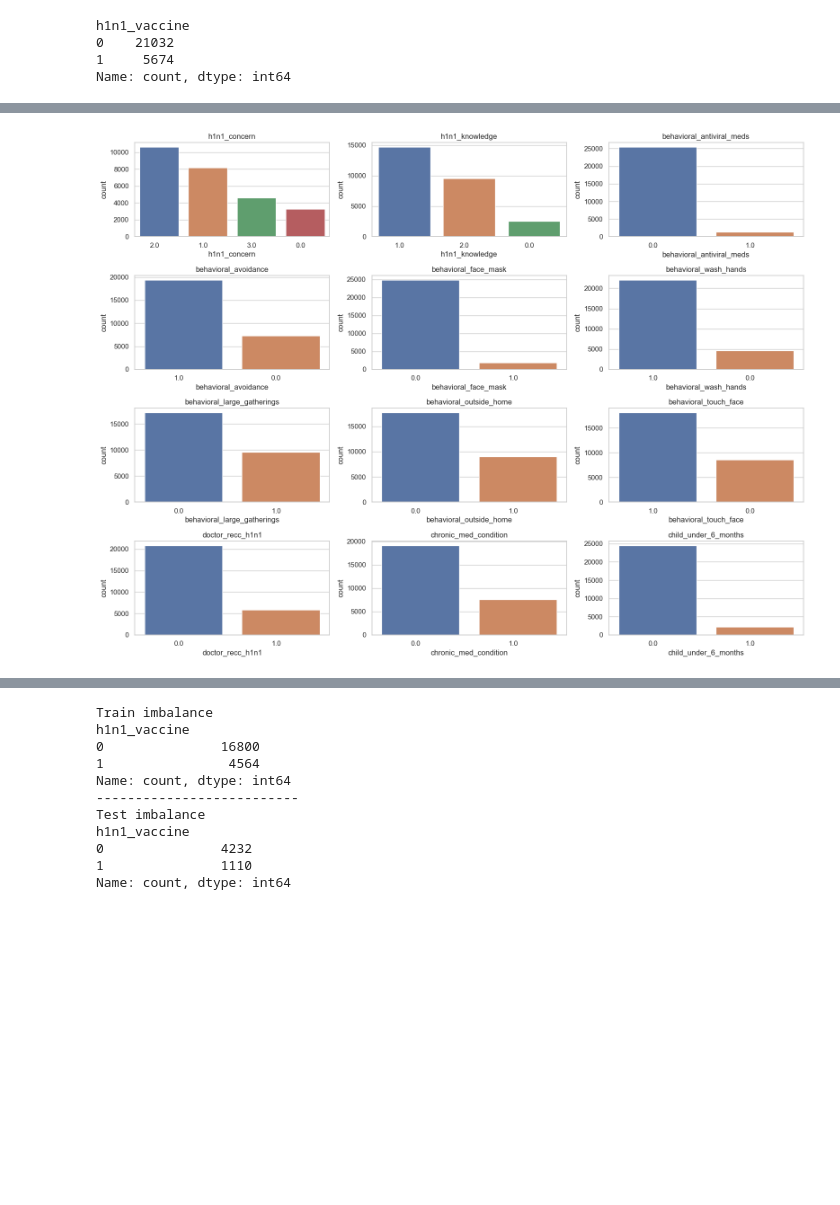
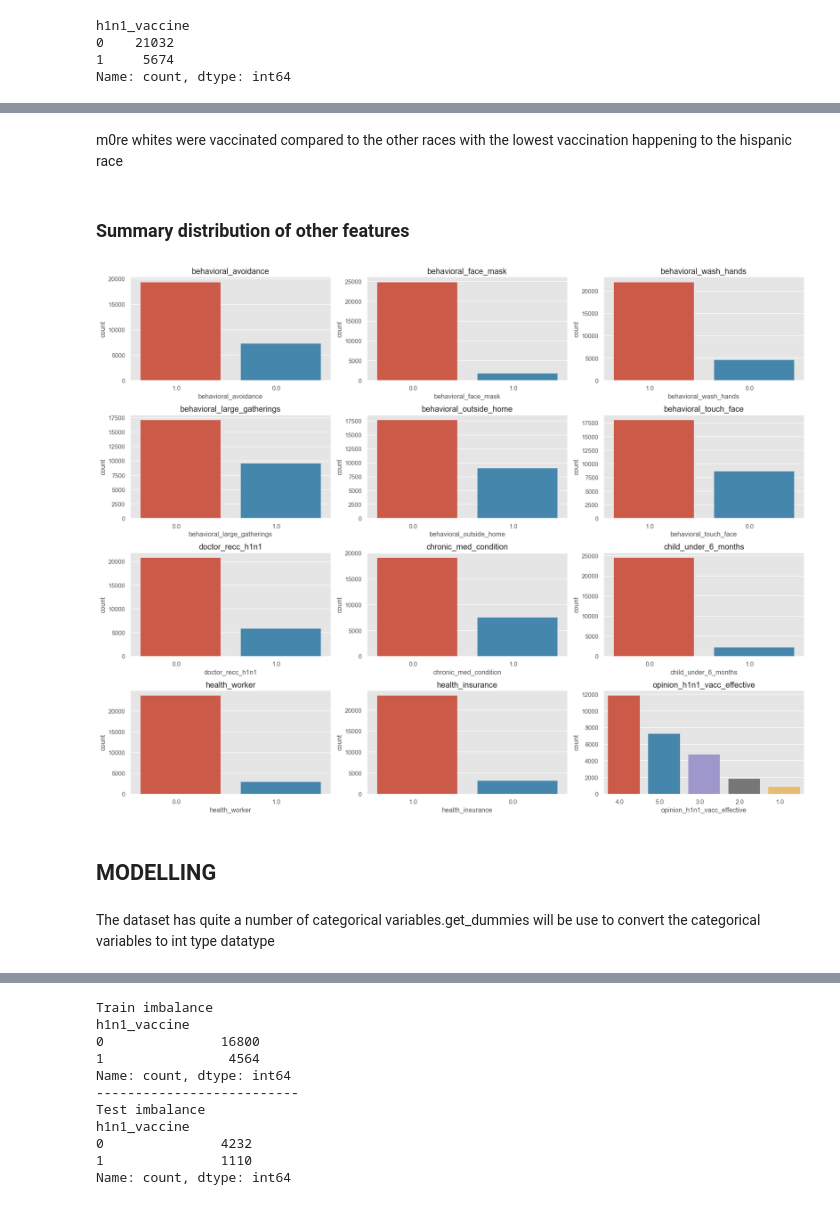
Before and after one commit to ed-gar-k/Phase-3-project-DSC, a Jupyter notebook: project.ipynb, the cells around one changed output, grey strips where cells are left out. Drawn from its saved outputs; the diff is of its cells as text; code cells hidden in the pictures; blank space fills up the shorter version.

```diff
--- a/project.ipynb
+++ b/project.ipynb
@@ -136,0 +316,13 @@ plt.show()
+# %%
+#plotting graph
+knowledge_distribution_df = knowledge_distribution.unstack().fillna(0)
+plt.style.use('ggplot')
+# Plotting
+knowledge_distribution_df.plot(kind='bar', figsize=(8, 6))
+plt.title('Distribution of h1n1 Vaccine by Knowledge')
+plt.xlabel('H1N1 Knowledge')
+plt.ylabel('Count')
+plt.xticks([0, 1, 2], ['No Knowledge', 'A little Knowledge', 'A lot of knowledge'], rotation=0)
+
+plt.tight_layout()
+plt.show()
@@ -137,11 +346,12 @@ plt.show()
 # %%
-#graph of Marriage status vs vaccination
-marital_counts = df2["marital_status"].value_counts()
-plt.figure(figsize=(4, 3))
-plt.bar(marital_counts.index, marital_counts.values)
-plt.xlabel("Marital Status")
+#graph of concern vs vaccination
+concern_distribution_df = concern_distribution.unstack().fillna(0)
+plt.style.use('ggplot')
+# Plotting
+concern_distribution_df.plot(kind='bar', figsize=(8, 6))
+plt.xlabel("H1N1 Concern")
 plt.ylabel("Count")
-plt.title("Distribution of Marital Status")
-plt.xticks([0, 1], ['Not Married', 'Married'])
+plt.title("Distribution of h1n1 concern")
+plt.xticks([0, 1, 2,3], ['Not at all concerned','Not very concerned','Somewhat concerned','Very concerned'], rotation=0)
 plt.show()
 # %% [output]
@@ -148,0 +363,4 @@ plt.show()
+# %%
+#h1n1 vaccination vs race
+plt.style.use('ggplot')
+sns.countplot(x=df2["h1n1_vaccine"], hue=df2["race"], data=df2)
@@ -149,19 +370,20 @@ plt.show()
+# %% [markdown]
+m0re whites were vaccinated compared to the other races with the lowest vaccination happening to the hispanic race
+# %% [markdown]
+### Summary distribution of other features
 # %%
-import seaborn as sns
-import matplotlib.pyplot as plt
-
-# Set the style
-sns.set(style="whitegrid")
+# visualizing distribution of the other dataset features as summary
+plt.style.use('ggplot')
 
 # Plotting
-plt.figure(figsize=(16, 12))
-for i, column in enumerate(df2.columns[:12]):  # Limiting to the first 12 columns
+plt.figure(figsize=(18, 14))
+for i, column in enumerate(df2.columns[3:15]):  # Limiting to the first 12 column
     plt.subplot(4, 3, i + 1)
     sns.countplot(x=column, data=df2,order=df2[column].value_counts().index)
     plt.title(column)
     plt.xticks(ha='right')
 
 plt.tight_layout()
 plt.show()
 # %% [output]
-[figure, old version]
+[figure, new version]
@@ -179,0 +390,4 @@ df3_test = df3_test.astype(int)
+# %% [markdown]
+## MODELLING
+# %% [markdown]
+The dataset has quite a number of categorical variables.get_dummies will be use to convert the categorical variables to int type datatype
```
Also changed, not shown: parts of 86 cells of this notebook, 1 other file.
